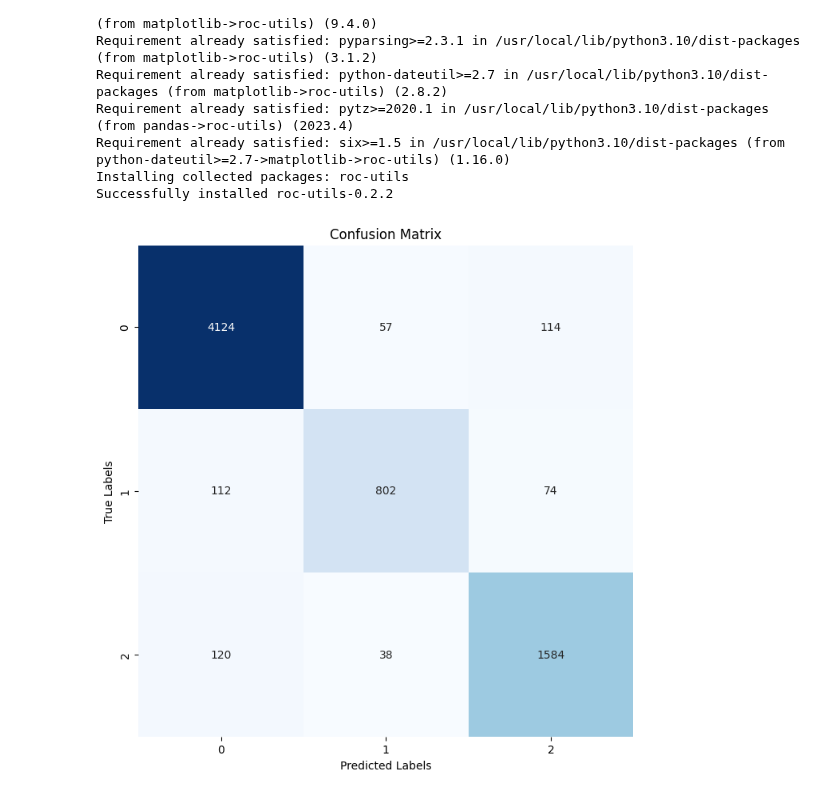
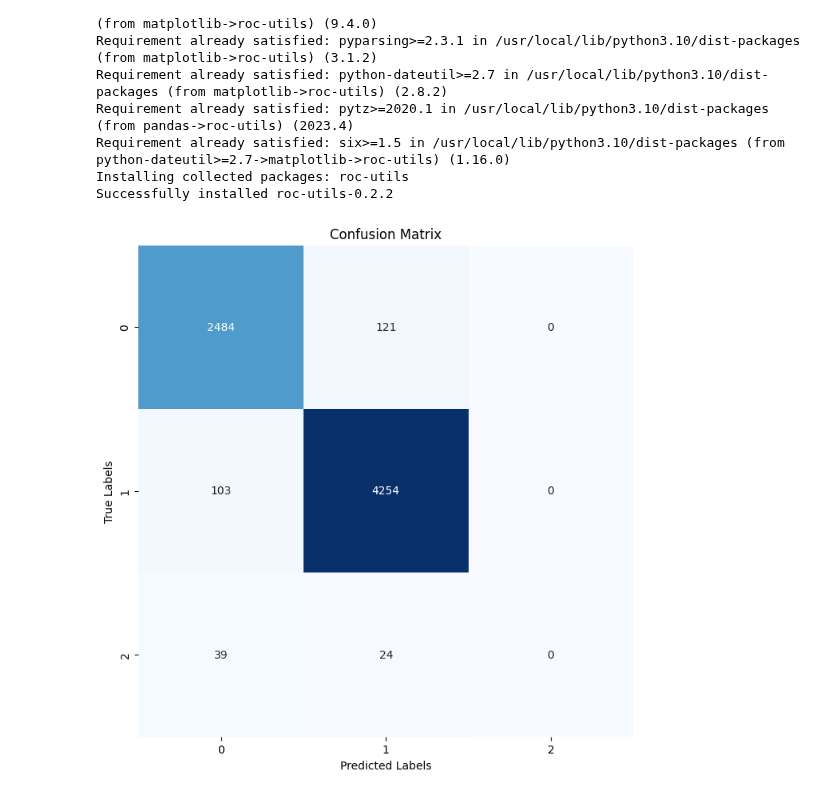
Before and after one commit to NBandemer/capstone-mayo, a Jupyter notebook: T5_model.ipynb, the cells around one changed output. Saved outputs shown, nothing was run; the diff lists cells and outputs as text; code cells hidden in the pictures.

Commit message:
testing on sdoh_env

```diff
--- a/T5_model.ipynb
+++ b/T5_model.ipynb
@@ -237,7 +237,7 @@ optimizer = AdamW(optimizer_grouped_parameters, lr=1e-5)
 # %%
 dataset = pd.read_csv("/content/drive/MyDrive/Colab Notebooks/Capstone/PREPROCESSED-NOTES.csv")
 text_data = dataset["text"].to_list()
-sdoh_data = dataset["sdoh_economics"].to_list() # THIS ALSO
+sdoh_data = dataset["sdoh_environment"].to_list() # THIS ALSO
 
 # Split the dataset into training and validation sets
 X_train, X_val, y_train, y_val = train_test_split(text_data, sdoh_data, random_state=0, train_size=0.8,
@@ -386,7 +385,7 @@ model = T5ForSequenceClassification.from_pretrained(tokenizer)
 device = torch.device("cuda" if torch.cuda.is_available() else "cpu")
 model.to(device)"""
 
-best_checkpoint_path = os.path.join("/content/drive/MyDrive/Colab Notebooks/Capstone/logs/epoch_logs/20240329_015919/checkpoint-1320")
+best_checkpoint_path = os.path.join("/content/drive/MyDrive/Colab Notebooks/Capstone/logs/epoch_logs/20240329_034541/checkpoint-1144")
 
 model = T5ForSequenceClassification.from_pretrained(best_checkpoint_path)
 model.to(device)
@@ -401,10 +400,10 @@ print("Prediction:", results)
 predicted_labels = results.predictions[0].argmax(-1)
 true_labels = test_dataset.labels
 # true_labels = test_dataset[label_columns].tolist() #  labels from the DataLoader
-target_names_binary = ['0', '1', '2']
+target = ['0', '1', '2'] # change these for according to binary or multi class
 
 print("Test Results:", test_results)
-report = classification_report(true_labels, predicted_labels, target_names=target_names_binary)
+report = classification_report(true_labels, predicted_labels, target_names=target)
 df = pd.DataFrame({report}).transpose()
 df.to_csv('classification_report.csv', index=True)
 
@@ -615,20 +618,20 @@ Successfully installed roc-utils-0.2.2
 # %%
 from sklearn.metrics import confusion_matrix
 import seaborn as sns
 
 cm = confusion_matrix(true_labels, predicted_labels)
 
 # Plotting the confusion matrix
 fig, ax = plt.subplots(figsize=(8, 8))
 sns.heatmap(cm, annot=True, fmt='d', ax=ax, cmap='Blues', cbar=False)
 ax.set_xlabel('Predicted Labels')
 ax.set_ylabel('True Labels')
 ax.set_title('Confusion Matrix')
-ax.xaxis.set_ticklabels(target_names_binary)
-ax.yaxis.set_ticklabels(target_names_binary)
+ax.xaxis.set_ticklabels(target)
+ax.yaxis.set_ticklabels(target)
 plt.show()
 # %% [output]
-[figure, old version]
+[figure, new version]
 # %%
 # ---------- 3RD METHOD -----------
 from roc_utils import *
```
Also changed, not shown: parts of 9 cells of this notebook.
